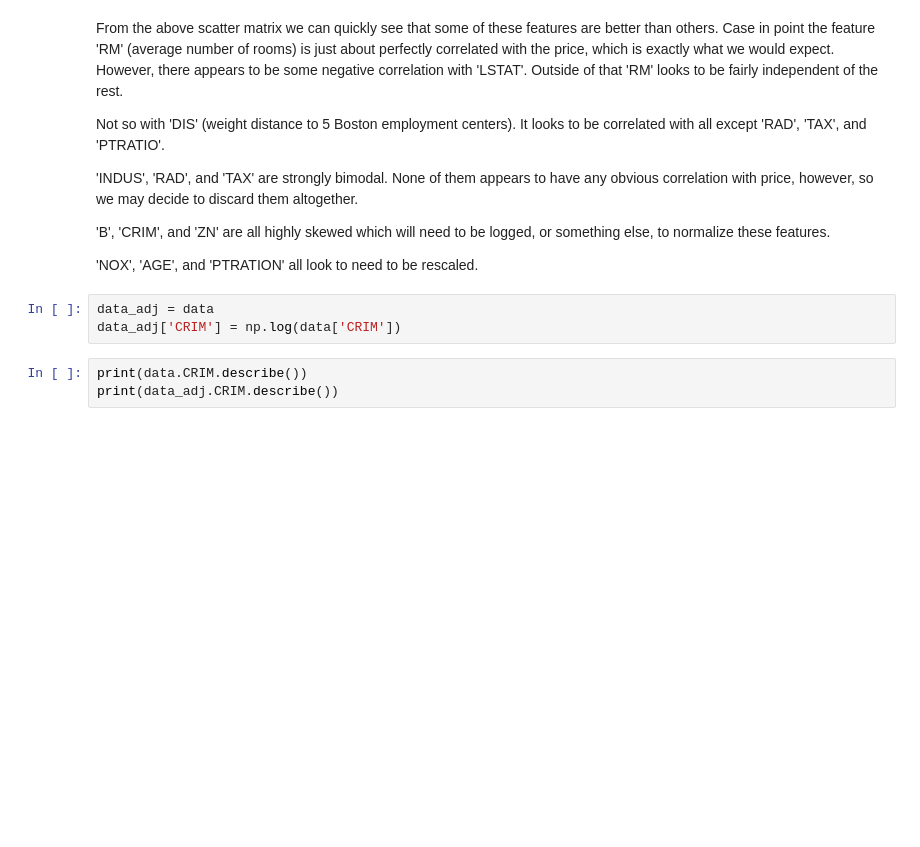
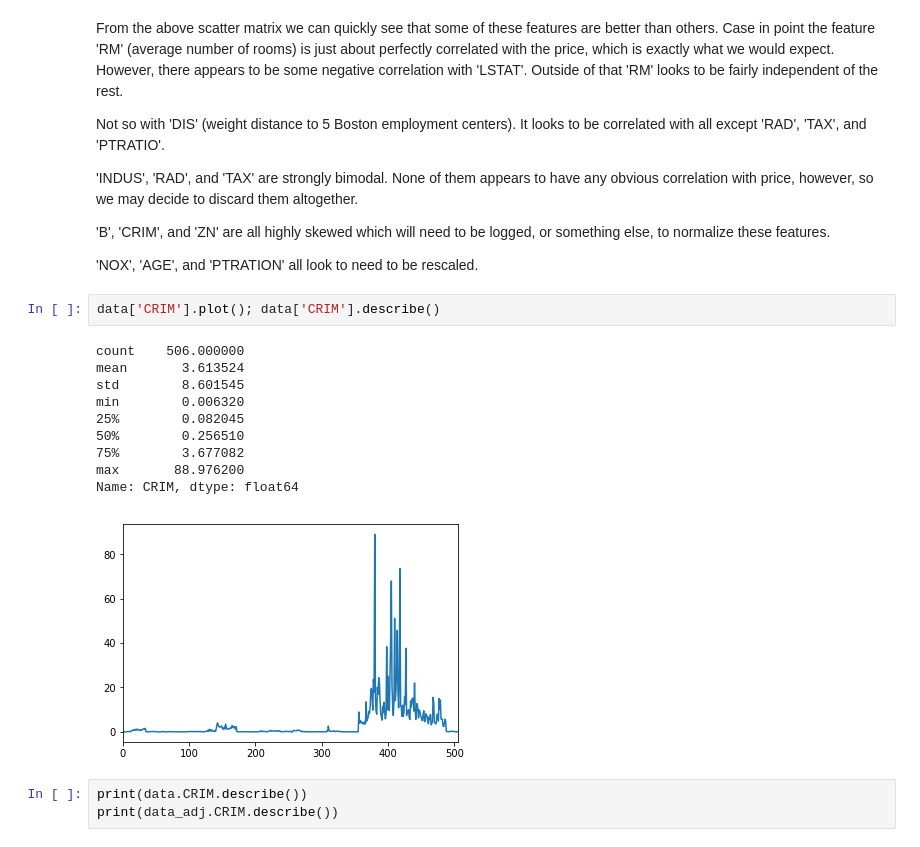
Before and after one commit to Tashwini12/Boston-Housing, a Jupyter notebook: boston_housing.ipynb, the cells around one changed output. Cells and saved outputs as stored; diff of their text form; blank space fills up the shorter version.

```diff
--- a/boston_housing.ipynb
+++ b/boston_housing.ipynb
@@ -175,9 +190,19 @@ Not so with 'DIS' (weight distance to 5 Boston employment centers). It looks to
 'B', 'CRIM', and 'ZN' are all highly skewed which will need to be logged, or something else, to normalize these features.
 
 'NOX', 'AGE', and 'PTRATION' all look to need to be rescaled.
-# %%
-data_adj = data
-data_adj['CRIM'] = np.log(data['CRIM'])
+# %%
+data['CRIM'].plot(); data['CRIM'].describe()
+# %% [output]
+count    506.000000
+mean       3.613524
+std        8.601545
+min        0.006320
+25%        0.082045
+50%        0.256510
+75%        3.677082
+max       88.976200
+Name: CRIM, dtype: float64
+[figure, added]
 # %%
 print(data.CRIM.describe())
 print(data_adj.CRIM.describe())
```
Also changed, not shown: parts of 3 cells of this notebook.
